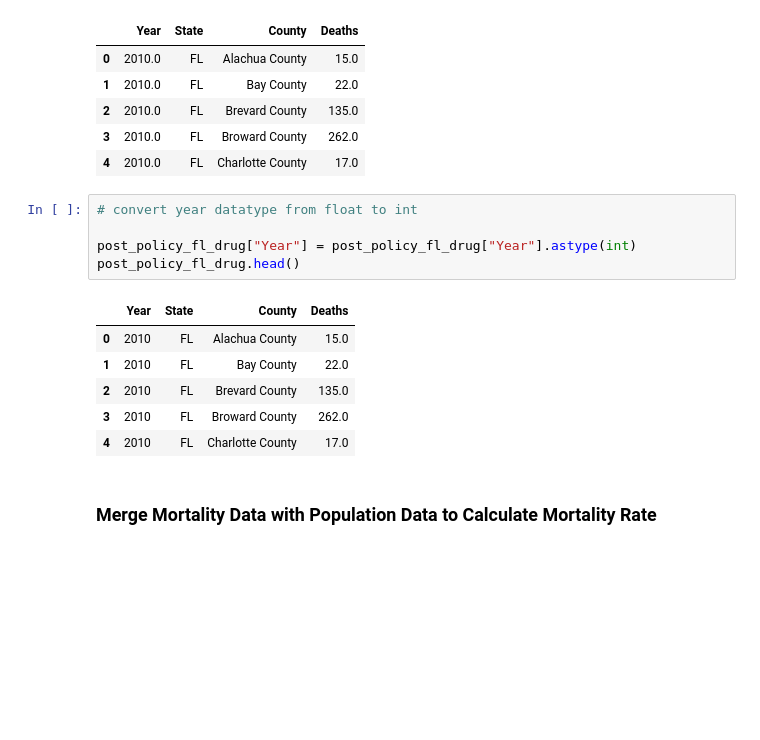
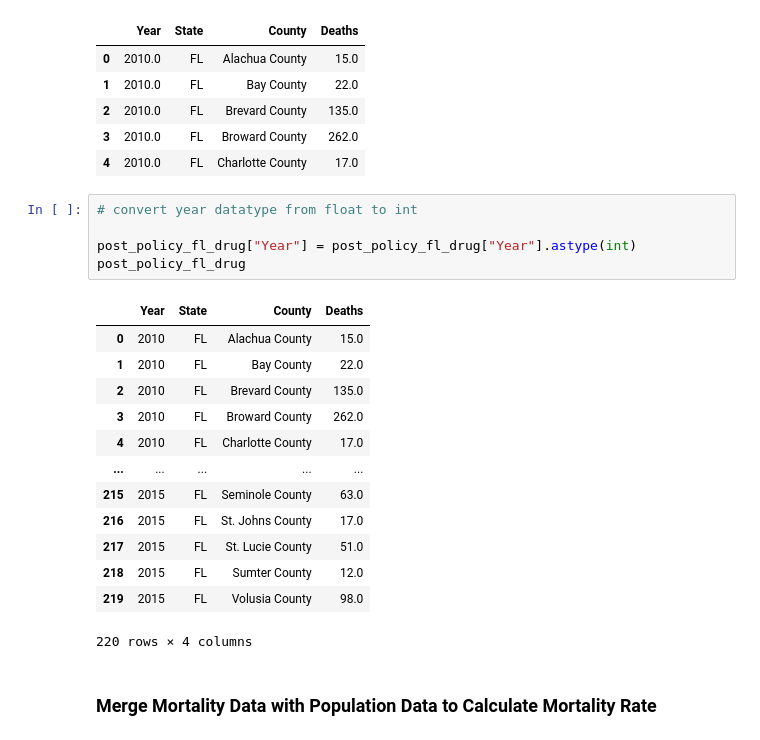
Before and after one commit to yangxiaohan57/impact-of-opioids-policy, a Jupyter notebook: 10_code/fl_pre_post_mortality.ipynb, the cells around one changed output. Saved outputs shown, nothing was run; the diff lists cells and outputs as text; blank space fills up the shorter version.

```diff
--- a/10_code/fl_pre_post_mortality.ipynb
+++ b/10_code/fl_pre_post_mortality.ipynb
@@ -283,15 +302,22 @@ post_policy_fl_drug.head()
 # %%
 # convert year datatype from float to int
 
 post_policy_fl_drug["Year"] = post_policy_fl_drug["Year"].astype(int)
-post_policy_fl_drug.head()
+post_policy_fl_drug
 # %% [output]
 |  | Year | State | County | Deaths |
 | 0 | 2010 | FL | Alachua County | 15.0 |
 | 1 | 2010 | FL | Bay County | 22.0 |
 | 2 | 2010 | FL | Brevard County | 135.0 |
 | 3 | 2010 | FL | Broward County | 262.0 |
 | 4 | 2010 | FL | Charlotte County | 17.0 |
+| ... | ... | ... | ... | ... |
+| 215 | 2015 | FL | Seminole County | 63.0 |
+| 216 | 2015 | FL | St. Johns County | 17.0 |
+| 217 | 2015 | FL | St. Lucie County | 51.0 |
+| 218 | 2015 | FL | Sumter County | 12.0 |
+| 219 | 2015 | FL | Volusia County | 98.0 |
+220 rows × 4 columns
 # %% [markdown]
 ### Merge Mortality Data with Population Data to Calculate Mortality Rate
 # %%
```
Also changed, not shown: parts of 34 cells of this notebook, 12 other files.
